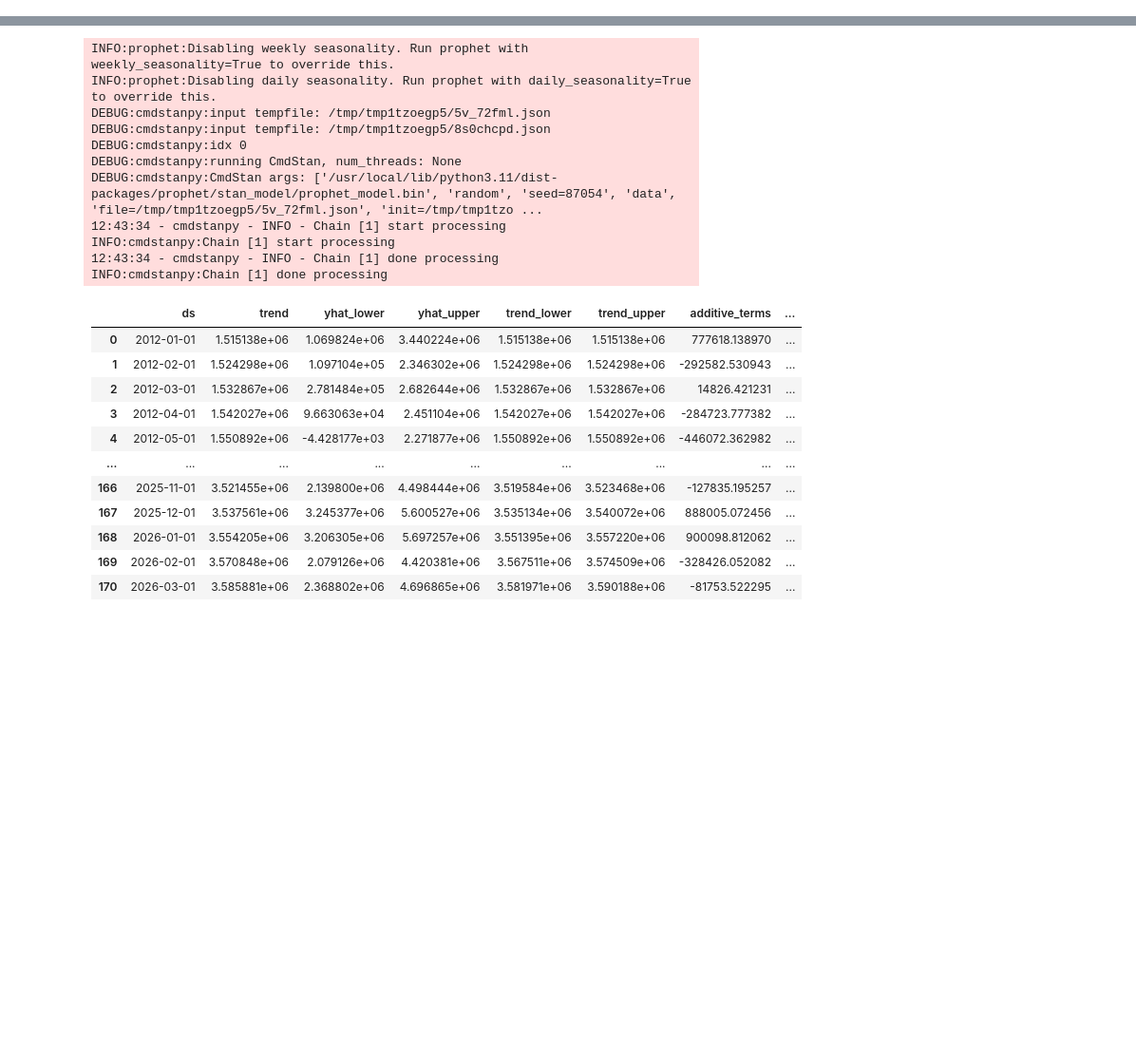
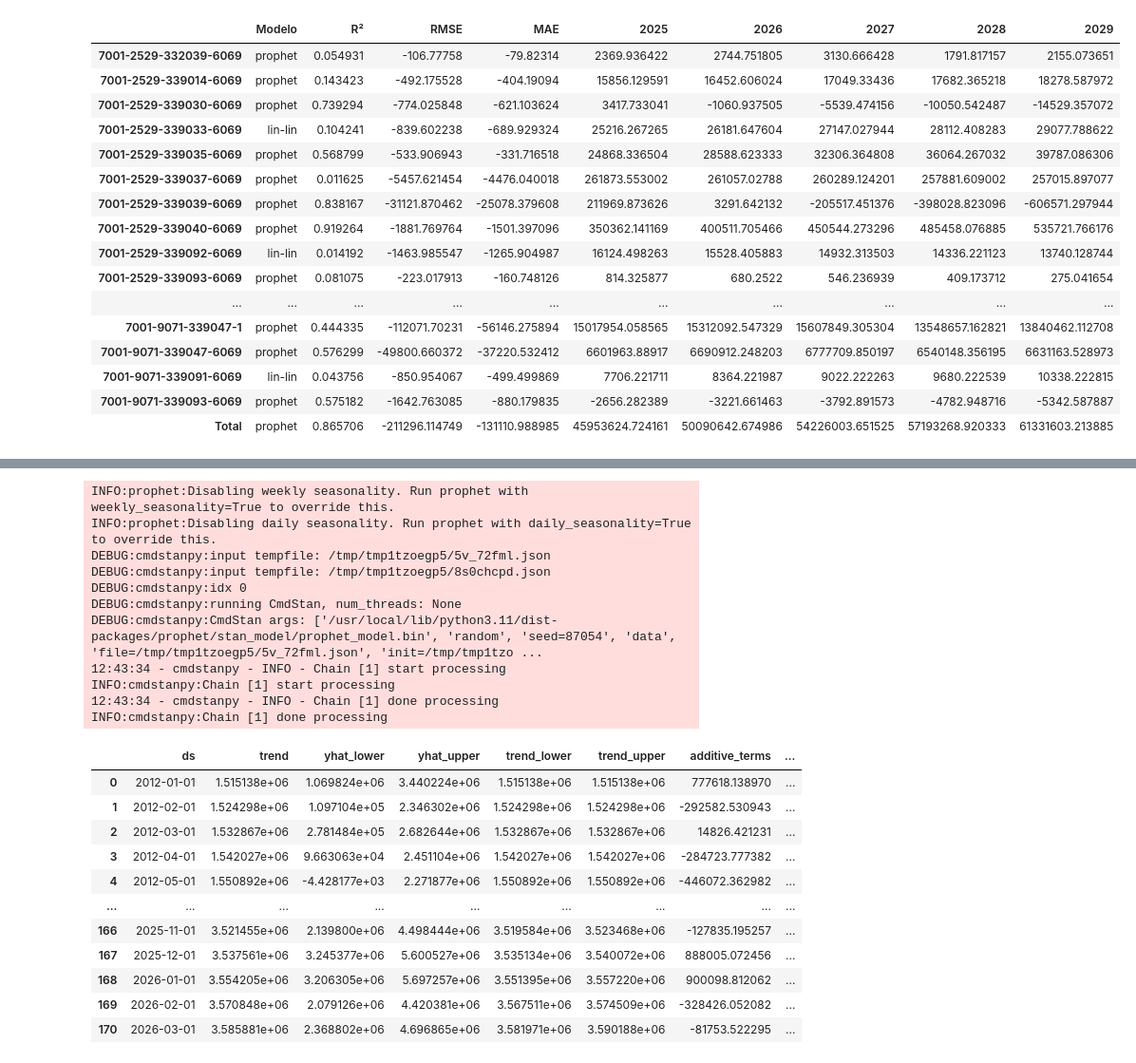
Before and after one commit to TiagoIesbick/dashboard-etl, a Jupyter notebook: previsoes.ipynb, the cells around one changed output, grey strips where cells are left out. Shown at 95% size. Saved outputs shown, nothing was run; the diff lists cells and outputs as text; code cells hidden in the pictures; blank space fills up the shorter version.

Commit message:
models update

```diff
--- a/previsoes.ipynb
+++ b/previsoes.ipynb
@@ -11,9 +16,4 @@ from sklearn.linear_model import LinearRegression
 # %%
-# deleting columns that contain zero
-def delete_cols_with_zero(df: pd.DataFrame) -> pd.DataFrame:
-    cols_with_zero = (df == 0).any()
-    df.drop(columns=cols_with_zero[cols_with_zero].index, inplace=True)
-
 # filling empty cells after the first filled cell in a column with 0
 def fill_zero(df: pd.DataFrame) -> pd.DataFrame:
     for column in df.columns[1:]:
@@ -27,7 +27,6 @@ def moving_averages(df: pd.DataFrame, window: int) -> pd.DataFrame:
     df_ma = df.copy()
     df_ma.iloc[:, 1:-1] = df_ma.iloc[:, 1:-1].rolling(window).mean()
     df_ma.dropna(axis=1, how='all', inplace=True)
-    delete_cols_with_zero(df_ma)
     return df_ma
 
 # def str_to_float(value: str) -> float:
@@ -85,3 +84,17 @@ df_7001['Total'] = df_7001.sum(axis=1)
 df_7001['T'] = np.arange(1, len(df_7001)+1)
 df_7001.reset_index(inplace=True)
 df_7001 = fill_zero(df_7001)
+# %%
+# prediction interval
+start = df_7001.iloc[-1]['Comp.pagto.']
+target = pd.Period(f'{start.year + 4}-12', freq='M')
+month_diff = (target - start).n
+last_T = df_7001.iloc[-1]['T']
+
+current_year = df_7001.iloc[-1]['Comp.pagto.'].year
+X_prev = {'T': [last_T + val for val in range(1, month_diff + 1)]}
+X_prev = pd.DataFrame(X_prev)
+
+years = [val for val in range(current_year, current_year+5)]
+
+months = [start.to_timestamp() + pd.DateOffset(months=i) for i in range(1, month_diff + 1)]
@@ -88,6 +218,14 @@ df_7001 = fill_zero(df_7001)
 # %%
 # 12-month moving averages
-df_7001_m12 = moving_averages(df_7001, 12)
+df_7001_ma12 = moving_averages(df_7001, 12)
 
 # 36-month moving averages
-df_7001_m36 = moving_averages(df_7001, 36)
+df_7001_ma36 = moving_averages(df_7001, 36)
+
+# Run models separately
+models_raw = run_models(df_7001, years, X_prev)
+models_ma12 = run_models(df_7001_ma12, years, X_prev, True)
+models_ma36 = run_models(df_7001_ma36, years, X_prev, True)
+
+# Combined results
+combined = pd.concat([models_raw, models_ma12, models_ma36], keys=['raw', 'ma12', 'ma36'])
@@ -210,0 +248,20 @@ df_models
+# %%
+models_ma12
+# %% [output]
+|  | Modelo | R² | RMSE | MAE | 2025 | 2026 | 2027 | 2028 | 2029 |
+| 7001-2529-332039-6069 | prophet | 0.054931 | -106.77758 | -79.82314 | 2369.936422 | 2744.751805 | 3130.666428 | 1791.817157 | 2155.073651 |
+| 7001-2529-339014-6069 | prophet | 0.143423 | -492.175528 | -404.19094 | 15856.129591 | 16452.606024 | 17049.33436 | 17682.365218 | 18278.587972 |
+| 7001-2529-339030-6069 | prophet | 0.739294 | -774.025848 | -621.103624 | 3417.733041 | -1060.937505 | -5539.474156 | -10050.542487 | -14529.357072 |
+| 7001-2529-339033-6069 | lin-lin | 0.104241 | -839.602238 | -689.929324 | 25216.267265 | 26181.647604 | 27147.027944 | 28112.408283 | 29077.788622 |
+| 7001-2529-339035-6069 | prophet | 0.568799 | -533.906943 | -331.716518 | 24868.336504 | 28588.623333 | 32306.364808 | 36064.267032 | 39787.086306 |
+| 7001-2529-339037-6069 | prophet | 0.011625 | -5457.621454 | -4476.040018 | 261873.553002 | 261057.02788 | 260289.124201 | 257881.609002 | 257015.897077 |
+| 7001-2529-339039-6069 | prophet | 0.838167 | -31121.870462 | -25078.379608 | 211969.873626 | 3291.642132 | -205517.451376 | -398028.823096 | -606571.297944 |
+| 7001-2529-339040-6069 | prophet | 0.919264 | -1881.769764 | -1501.397096 | 350362.141169 | 400511.705466 | 450544.273296 | 485458.076885 | 535721.766176 |
+| 7001-2529-339092-6069 | lin-lin | 0.014192 | -1463.985547 | -1265.904987 | 16124.498263 | 15528.405883 | 14932.313503 | 14336.221123 | 13740.128744 |
+| 7001-2529-339093-6069 | prophet | 0.081075 | -223.017913 | -160.748126 | 814.325877 | 680.2522 | 546.236939 | 409.173712 | 275.041654 |
+| ... | ... | ... | ... | ... | ... | ... | ... | ... | ... |
+| 7001-9071-339047-1 | prophet | 0.444335 | -112071.70231 | -56146.275894 | 15017954.058565 | 15312092.547329 | 15607849.305304 | 13548657.162821 | 13840462.112708 |
+| 7001-9071-339047-6069 | prophet | 0.576299 | -49800.660372 | -37220.532412 | 6601963.88917 | 6690912.248203 | 6777709.850197 | 6540148.356195 | 6631163.528973 |
+| 7001-9071-339091-6069 | lin-lin | 0.043756 | -850.954067 | -499.499869 | 7706.221711 | 8364.221987 | 9022.222263 | 9680.222539 | 10338.222815 |
+| 7001-9071-339093-6069 | prophet | 0.575182 | -1642.763085 | -880.179835 | -2656.282389 | -3221.661463 | -3792.891573 | -4782.948716 | -5342.587887 |
+| Total | prophet | 0.865706 | -211296.114749 | -131110.988985 | 45953624.724161 | 50090642.674986 | 54226003.651525 | 57193268.920333 | 61331603.213885 |
```
Also changed, not shown: parts of 14 cells of this notebook.
